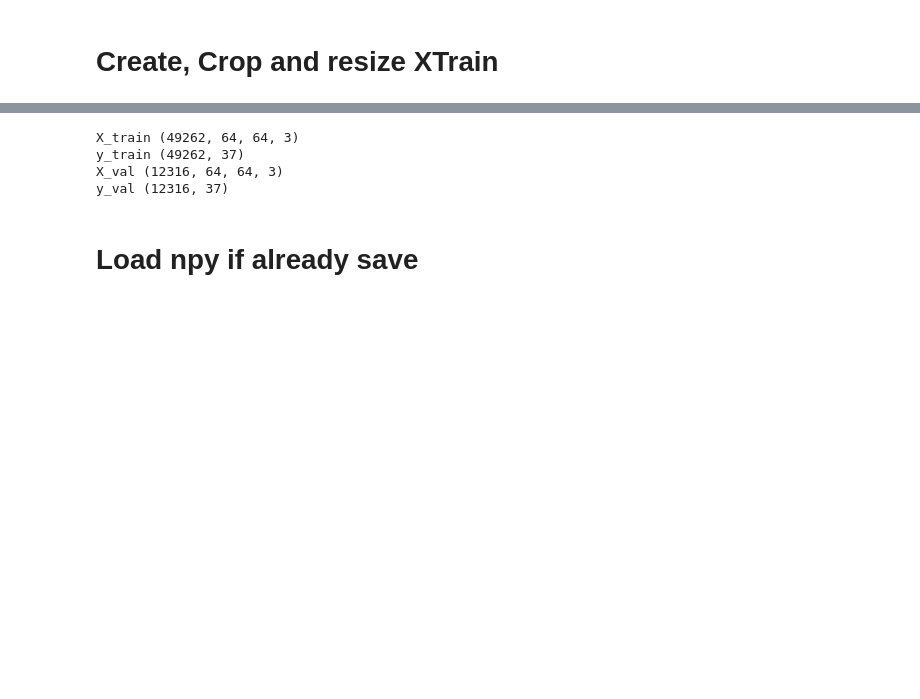
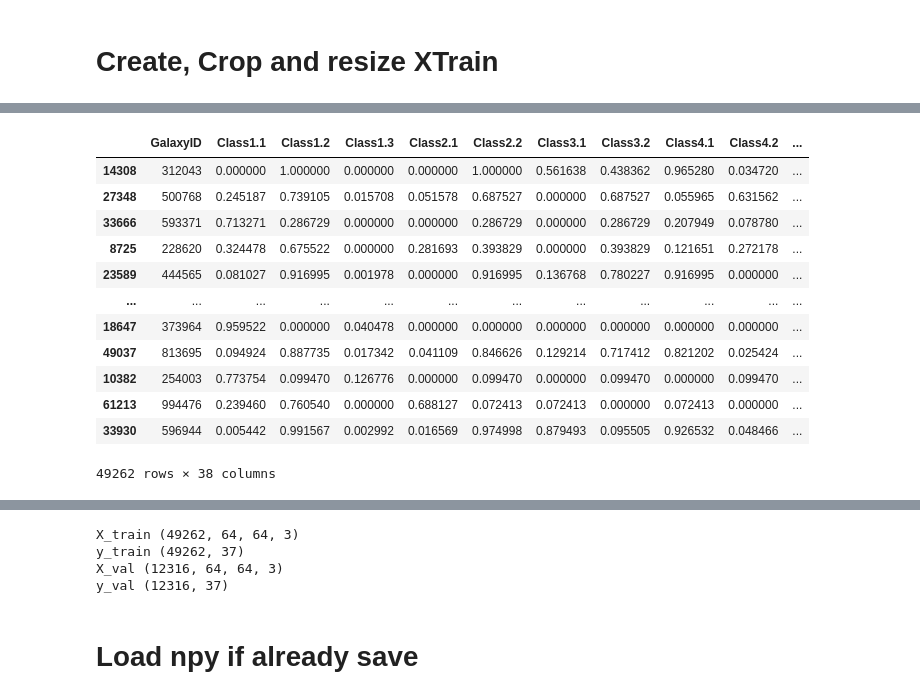
Before and after one commit to Simplon-IA-Bdx-1/galaxy-zoo, a Jupyter notebook: GalaxyZoo_CNN.ipynb, the cells around one changed output, grey strips where cells are left out. Cells and saved outputs as stored; diff of their text form; code cells hidden in the pictures; blank space fills up the shorter version.

```diff
--- a/GalaxyZoo_CNN.ipynb
+++ b/GalaxyZoo_CNN.ipynb
@@ -49,0 +100,16 @@ X_test, y_test = get_all_images(df_test)
+# %%
+df_train
+# %% [output]
+|  | GalaxyID | Class1.1 | Class1.2 | Class1.3 | Class2.1 | Class2.2 | Class3.1 | Class3.2 | Class4.1 | Class4.2 | ... |
+| 14308 | 312043 | 0.000000 | 1.000000 | 0.000000 | 0.000000 | 1.000000 | 0.561638 | 0.438362 | 0.965280 | 0.034720 | ... |
+| 27348 | 500768 | 0.245187 | 0.739105 | 0.015708 | 0.051578 | 0.687527 | 0.000000 | 0.687527 | 0.055965 | 0.631562 | ... |
+| 33666 | 593371 | 0.713271 | 0.286729 | 0.000000 | 0.000000 | 0.286729 | 0.000000 | 0.286729 | 0.207949 | 0.078780 | ... |
+| 8725 | 228620 | 0.324478 | 0.675522 | 0.000000 | 0.281693 | 0.393829 | 0.000000 | 0.393829 | 0.121651 | 0.272178 | ... |
+| 23589 | 444565 | 0.081027 | 0.916995 | 0.001978 | 0.000000 | 0.916995 | 0.136768 | 0.780227 | 0.916995 | 0.000000 | ... |
+| ... | ... | ... | ... | ... | ... | ... | ... | ... | ... | ... | ... |
+| 18647 | 373964 | 0.959522 | 0.000000 | 0.040478 | 0.000000 | 0.000000 | 0.000000 | 0.000000 | 0.000000 | 0.000000 | ... |
+| 49037 | 813695 | 0.094924 | 0.887735 | 0.017342 | 0.041109 | 0.846626 | 0.129214 | 0.717412 | 0.821202 | 0.025424 | ... |
+| 10382 | 254003 | 0.773754 | 0.099470 | 0.126776 | 0.000000 | 0.099470 | 0.000000 | 0.099470 | 0.000000 | 0.099470 | ... |
+| 61213 | 994476 | 0.239460 | 0.760540 | 0.000000 | 0.688127 | 0.072413 | 0.072413 | 0.000000 | 0.072413 | 0.000000 | ... |
+| 33930 | 596944 | 0.005442 | 0.991567 | 0.002992 | 0.016569 | 0.974998 | 0.879493 | 0.095505 | 0.926532 | 0.048466 | ... |
+49262 rows × 38 columns
```
Also changed, not shown: parts of 14 cells of this notebook.
